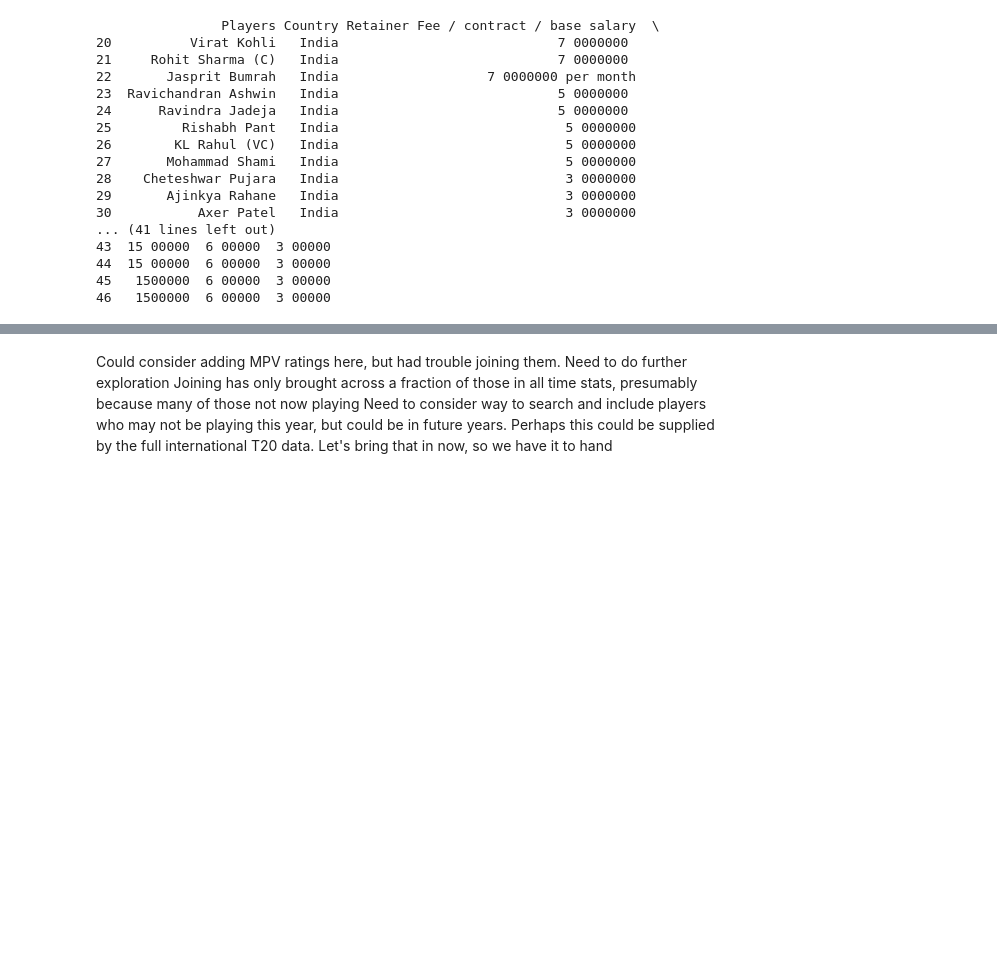
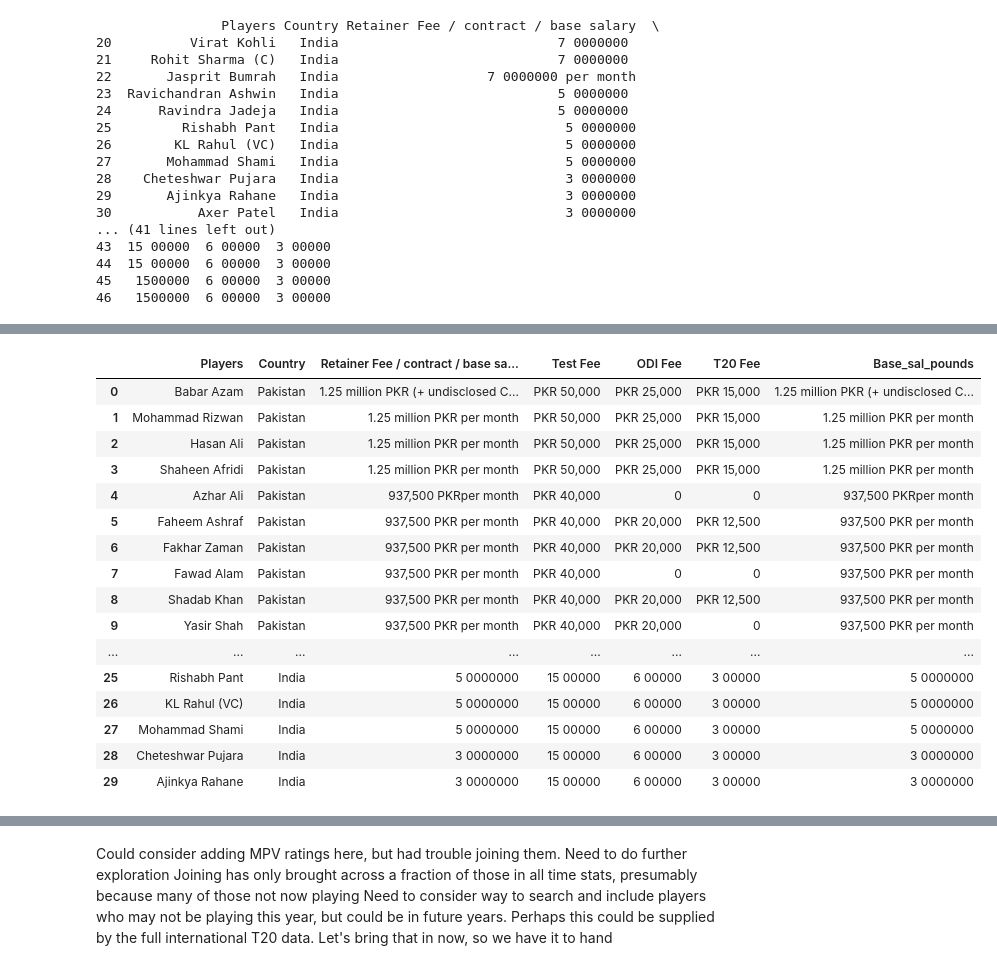
Before and after one commit to JonnyPearce/SpringboardCapstone2, a Jupyter notebook: Notebooks/Capstone2_CricketProject_Data_Wrangling_Jan 2023.ipynb, the cells around one changed output, grey strips where cells are left out. Saved outputs shown, nothing was run; the diff lists cells and outputs as text; code cells hidden in the pictures; blank space fills up the shorter version.

```diff
--- a/Notebooks/Capstone2_CricketProject_Data_Wrangling_Jan 2023.ipynb
+++ b/Notebooks/Capstone2_CricketProject_Data_Wrangling_Jan 2023.ipynb
@@ -892,4 +973,3 @@ IntCrickSals.head()
 # %%
-IntCrickSals['Base_sal_pounds'] = IntCrickSals['Base_sal_pounds'].str.replace('(\D+)', '')
-#(' ', '').str.replace('$', '').str.replace(',' '')
-IntCrickSals.head()
+IntCrickSals.loc[47:66, 'Base_sal_pounds'] = 925000
+print(IntCrickSals[IntCrickSals["Country"] == "England"])
@@ -904,0 +1019,3 @@ IntCrickSals[null_series]
+# %%
+IntCrickSals['Base_sal_pounds'] = IntCrickSals['Base_sal_pounds'].fillna(0)
+IntCrickSals.info()
@@ -904,0 +1037,20 @@ IntCrickSals[null_series]
+# %%
+IntCrickSals.head(30)
+# %% [output]
+|  | Players | Country | Retainer Fee / contract / base sa... | Test Fee | ODI Fee | T20 Fee | Base_sal_pounds |
+| 0 | Babar Azam | Pakistan | 1.25 million PKR (+ undisclosed C... | PKR 50,000 | PKR 25,000 | PKR 15,000 | 1.25 million PKR (+ undisclosed C... |
+| 1 | Mohammad Rizwan | Pakistan | 1.25 million PKR per month | PKR 50,000 | PKR 25,000 | PKR 15,000 | 1.25 million PKR per month |
+| 2 | Hasan Ali | Pakistan | 1.25 million PKR per month | PKR 50,000 | PKR 25,000 | PKR 15,000 | 1.25 million PKR per month |
+| 3 | Shaheen Afridi | Pakistan | 1.25 million PKR per month | PKR 50,000 | PKR 25,000 | PKR 15,000 | 1.25 million PKR per month |
+| 4 | Azhar Ali | Pakistan | 937,500 PKRper month | PKR 40,000 | 0 | 0 | 937,500 PKRper month |
+| 5 | Faheem Ashraf | Pakistan | 937,500 PKR per month | PKR 40,000 | PKR 20,000 | PKR 12,500 | 937,500 PKR per month |
+| 6 | Fakhar Zaman | Pakistan | 937,500 PKR per month | PKR 40,000 | PKR 20,000 | PKR 12,500 | 937,500 PKR per month |
+| 7 | Fawad Alam | Pakistan | 937,500 PKR per month | PKR 40,000 | 0 | 0 | 937,500 PKR per month |
+| 8 | Shadab Khan | Pakistan | 937,500 PKR per month | PKR 40,000 | PKR 20,000 | PKR 12,500 | 937,500 PKR per month |
+| 9 | Yasir Shah | Pakistan | 937,500 PKR per month | PKR 40,000 | PKR 20,000 | 0 | 937,500 PKR per month |
+| ... | ... | ... | ... | ... | ... | ... | ... |
+| 25 | Rishabh Pant | India | 5 0000000 | 15 00000 | 6 00000 | 3 00000 | 5 0000000 |
+| 26 | KL Rahul (VC) | India | 5 0000000 | 15 00000 | 6 00000 | 3 00000 | 5 0000000 |
+| 27 | Mohammad Shami | India | 5 0000000 | 15 00000 | 6 00000 | 3 00000 | 5 0000000 |
+| 28 | Cheteshwar Pujara | India | 3 0000000 | 15 00000 | 6 00000 | 3 00000 | 3 0000000 |
+| 29 | Ajinkya Rahane | India | 3 0000000 | 15 00000 | 6 00000 | 3 00000 | 3 0000000 |
```
Also changed, not shown: parts of 38 cells of this notebook.
